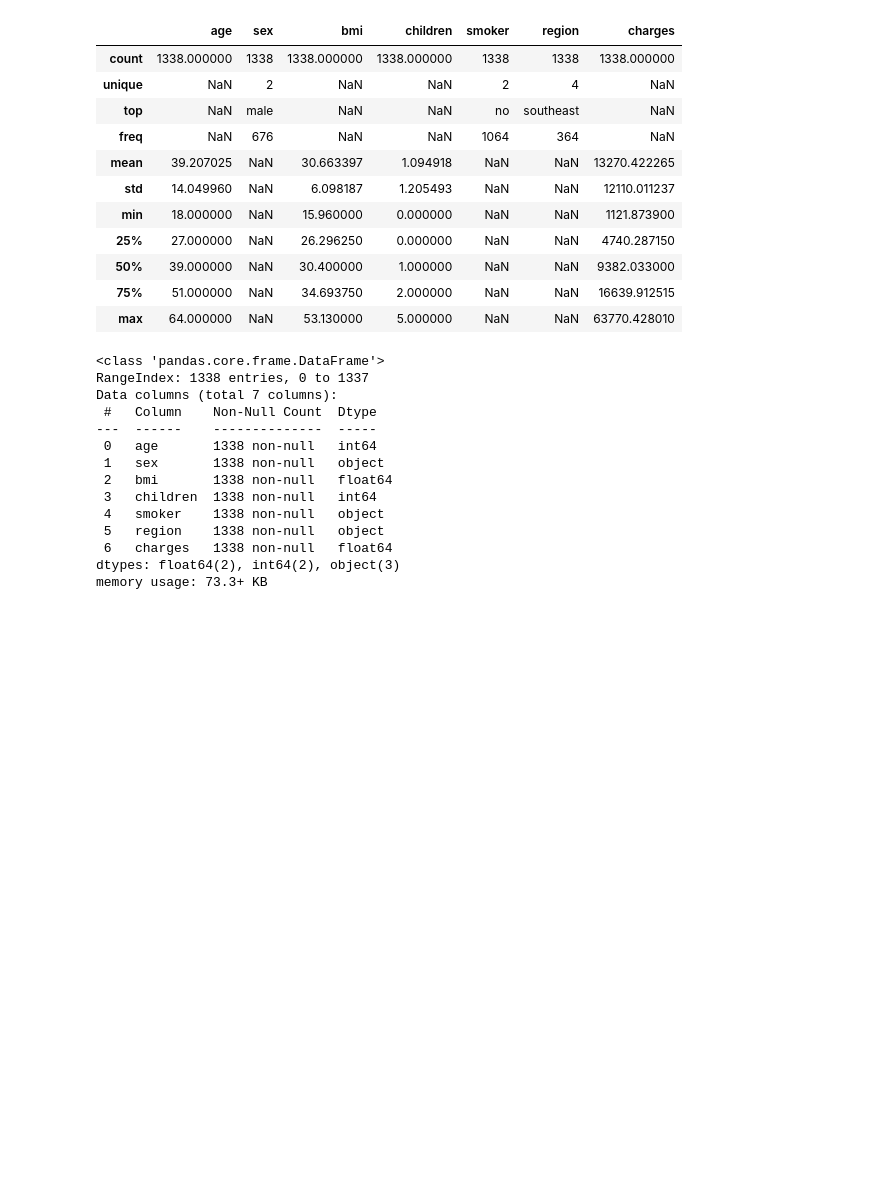
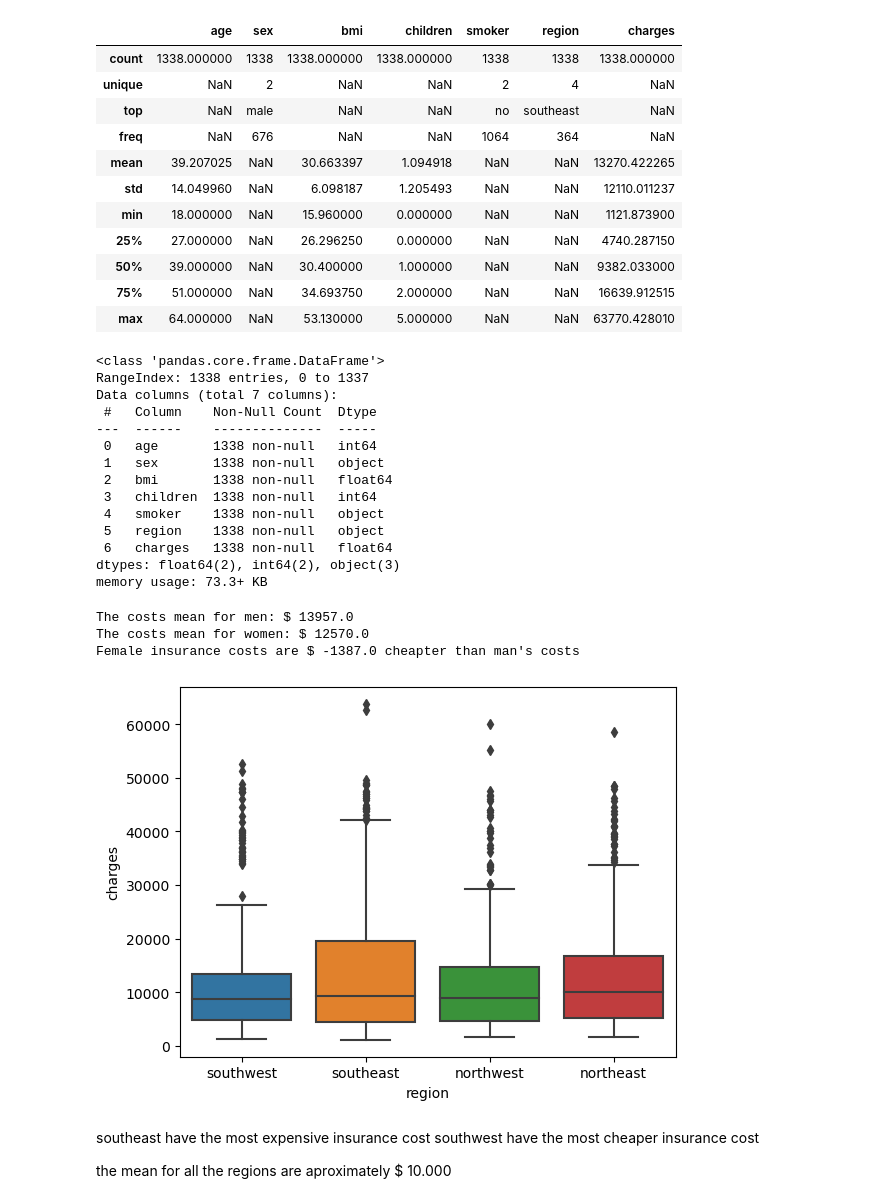
Before and after one commit to cacaprog/learning-projects, a Jupyter notebook: us-medical-insurance-cost/us-medical-insurance-costs.ipynb, the cells around one changed output. Cells and saved outputs as stored; diff of their text form; code cells hidden in the pictures; blank space fills up the shorter version.

```diff
--- a/us-medical-insurance-cost/us-medical-insurance-costs.ipynb
+++ b/us-medical-insurance-cost/us-medical-insurance-costs.ipynb
@@ -45,3 +48,32 @@ Data columns (total 7 columns):
  6   charges   1338 non-null   float64
 dtypes: float64(2), int64(2), object(3)
 memory usage: 73.3+ KB
+# %%
+# Investigate the costs for men and women
+
+female_costs = data.charges[data.sex == 'female']
+male_costs = data.charges[data.sex == 'male']
+fem_costs_mean = np.mean(female_costs)
+male_costs_mean = np.mean(male_costs)
+
+print('The costs mean for men: $', np.round(male_costs_mean))
+print('The costs mean for women: $', np.round(fem_costs_mean))
+print('Female insurance costs are $', np.round(fem_costs_mean - male_costs_mean), 'cheapter than man\'s costs')
+# %% [output]
+The costs mean for men: $ 13957.0
+The costs mean for women: $ 12570.0
+Female insurance costs are $ -1387.0 cheapter than man's costs
+# %%
+# Investigate the costs per region for smokers and no smokers
+regions_smoker = data.region[data.smoker == 'yes']
+regions_no_smoker = data.region[data.smoker == 'no']
+
+sns.boxplot(data = data, x = 'region', y = 'charges')
+plt.show()
+# %% [output]
+[figure, added]
+# %% [markdown]
+southeast have the most expensive insurance cost
+southwest have the most cheaper insurance cost
+
+the mean for all the regions are aproximately $ 10.000
```
Also changed, not shown: parts of 2 cells of this notebook, 1 other file.
